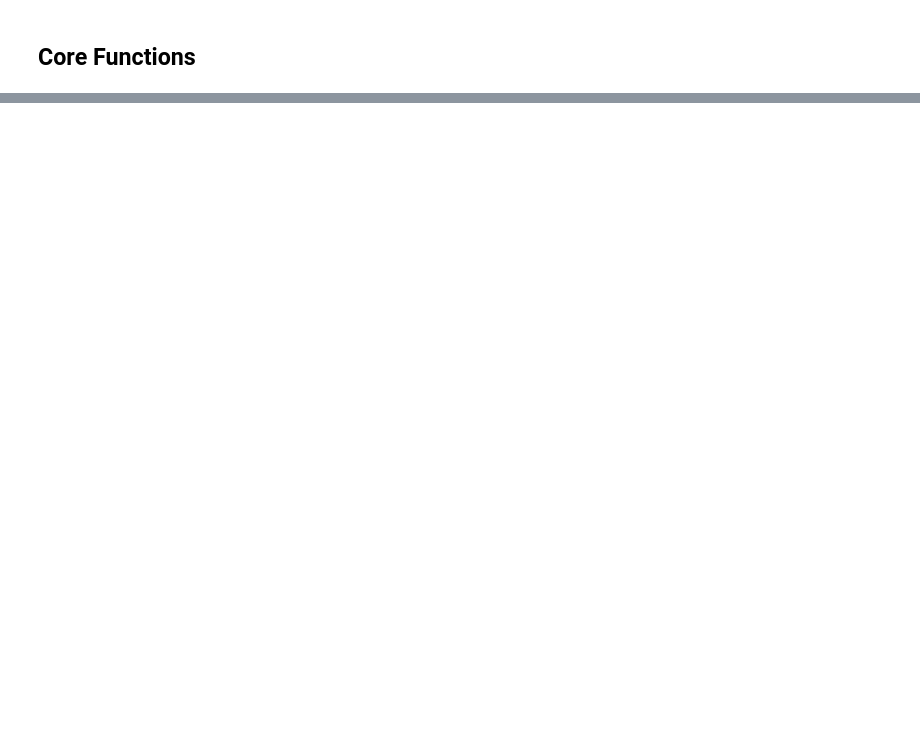
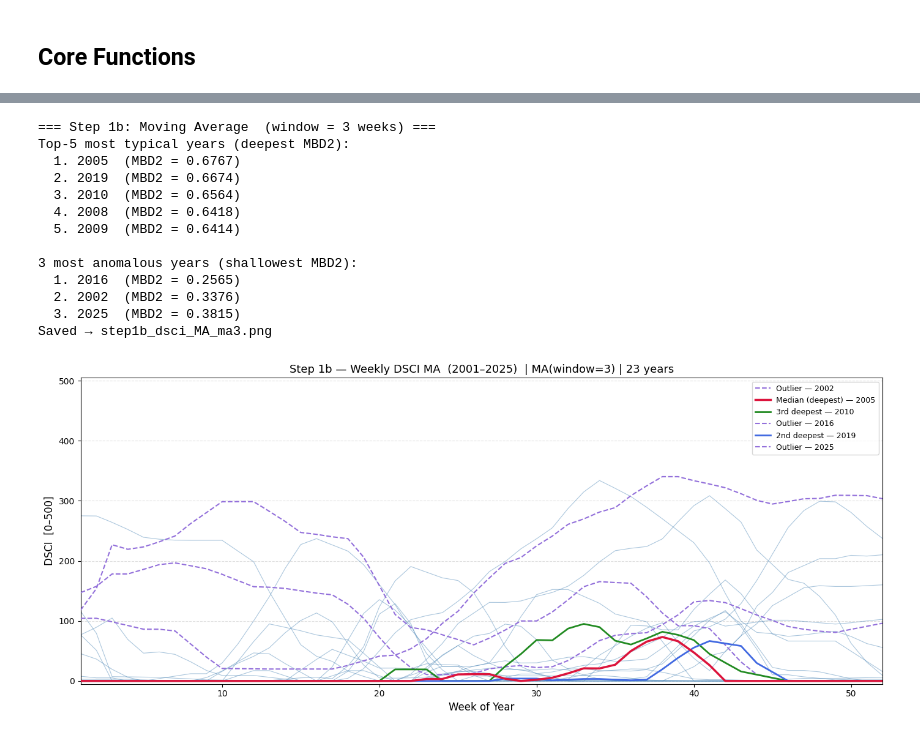
Before and after one commit to sathyaNEU/dsci-central-curve-analysis, a Jupyter notebook: dsci_central_depth.ipynb, the cells around one changed output, grey strips where cells are left out. Saved outputs shown, nothing was run; the diff lists cells and outputs as text; code cells hidden in the pictures; blank space fills up the shorter version.

```diff
--- a/dsci_central_depth.ipynb
+++ b/dsci_central_depth.ipynb
@@ -219,0 +214,30 @@ Most anomalous year : 2016  (MBD2 = 0.3601)
+# %%
+# Window = 3 weeks
+window = 3
+print(f"=== Step 1b: Moving Average  (window = {window} weeks) ===")
+smoothed_3     = apply_moving_average(matrix, window)
+depths_ma3     = modified_band_depth(smoothed_3)
+print_depth_summary(depths_ma3, years)
+
+visualize_curves(
+    smoothed_3, years, depths_ma3,
+    title=(f"Step 1b — Weekly DSCI {STATE}  ({years[0]}–{years[-1]})  "
+           f"| MA(window={window}) | {len(years)} years"),
+    save_png=True,
+    fname=f"step1b_dsci_{STATE}_ma{window}.png",
+)
+# %% [output]
+=== Step 1b: Moving Average  (window = 3 weeks) ===
+Top-5 most typical years (deepest MBD2):
+  1. 2005  (MBD2 = 0.6767)
+  2. 2019  (MBD2 = 0.6674)
+  3. 2010  (MBD2 = 0.6564)
+  4. 2008  (MBD2 = 0.6418)
+  5. 2009  (MBD2 = 0.6414)
+
+3 most anomalous years (shallowest MBD2):
+  1. 2016  (MBD2 = 0.2565)
+  2. 2002  (MBD2 = 0.3376)
+  3. 2025  (MBD2 = 0.3815)
+Saved → step1b_dsci_MA_ma3.png
+[figure, added]
```
Also changed, not shown: parts of 18 cells of this notebook, 2 other files.
